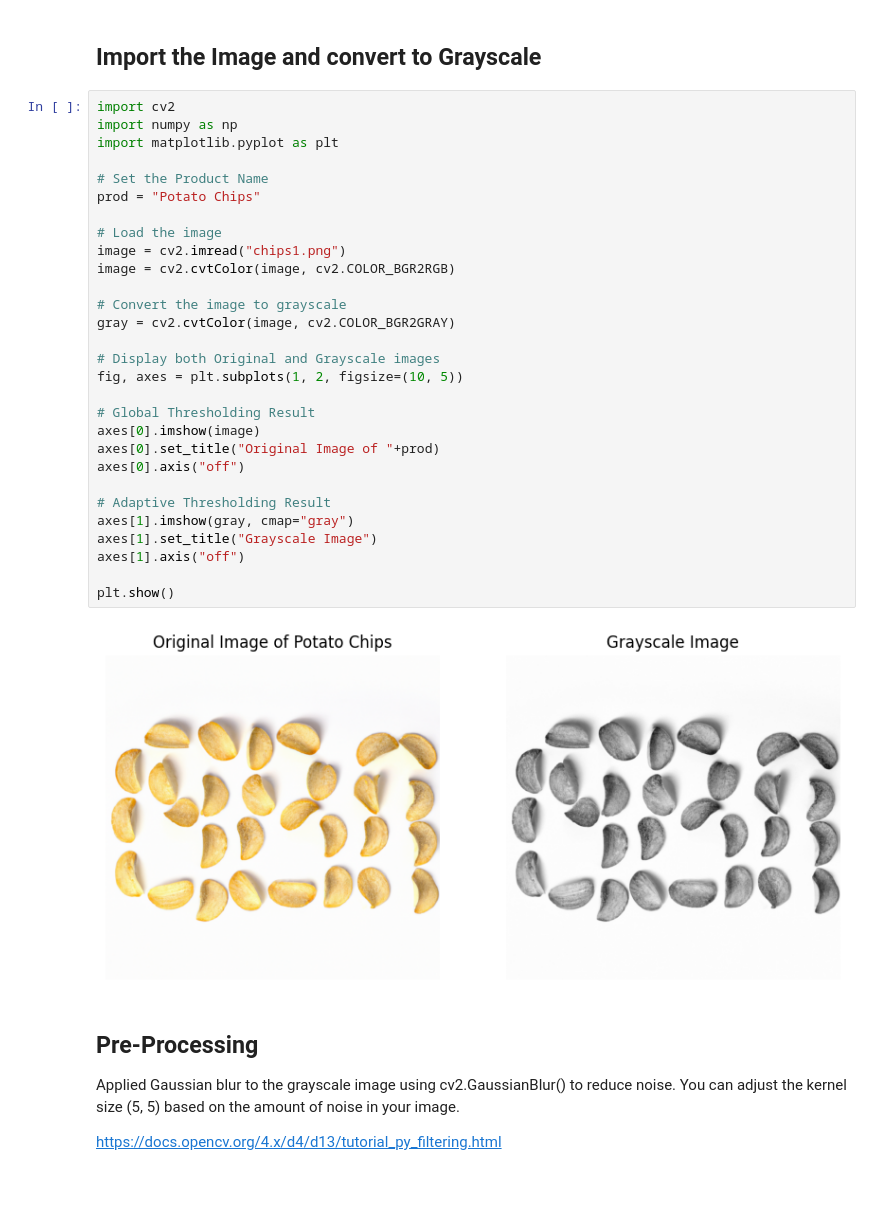
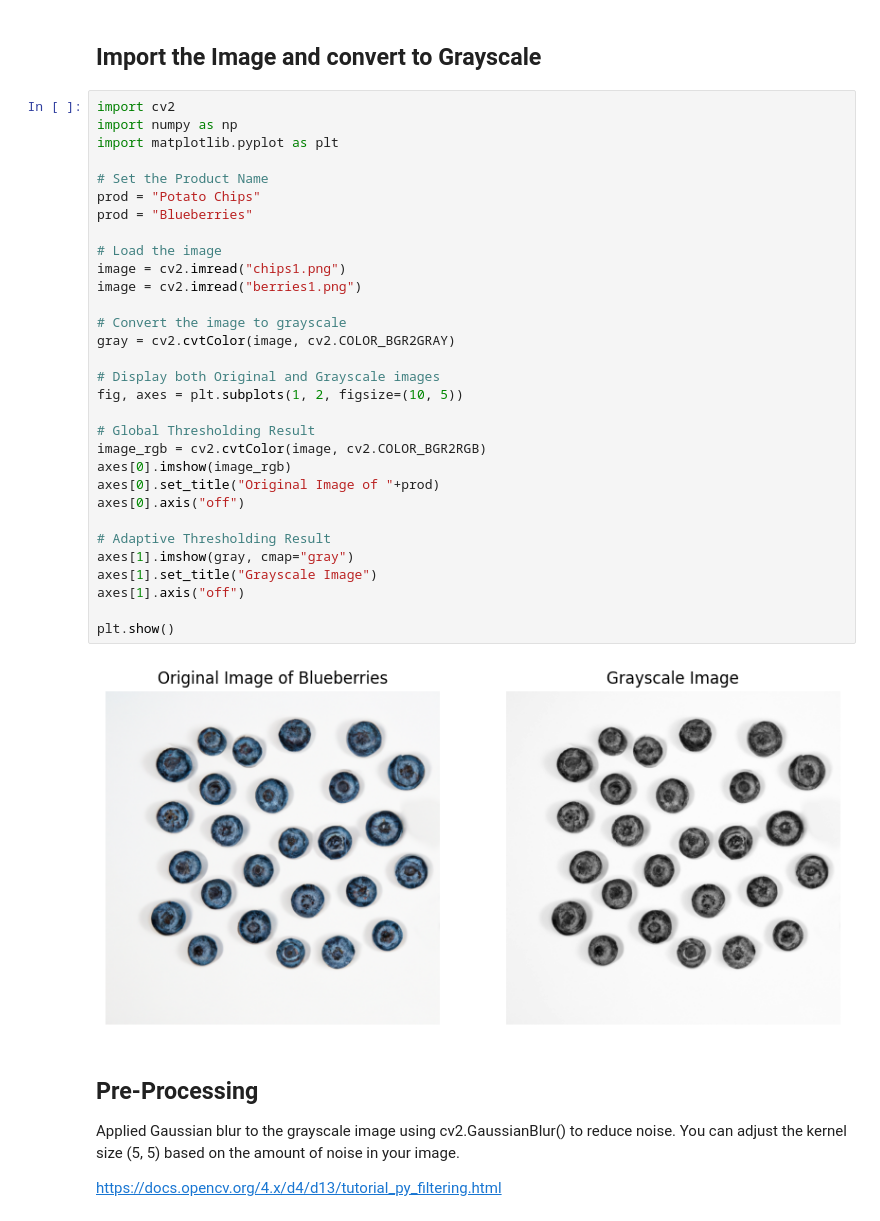
Before and after one commit to dev-nanthan/blob-detection, a Jupyter notebook: project-G42.ipynb, the cells around one changed output. Cells and saved outputs as stored; diff of their text form; blank space fills up the shorter version.

```diff
--- a/project-G42.ipynb
+++ b/project-G42.ipynb
@@ -5,34 +5,36 @@
 # %%
 import cv2
 import numpy as np
 import matplotlib.pyplot as plt
 
 # Set the Product Name
 prod = "Potato Chips"
+prod = "Blueberries"
 
 # Load the image
 image = cv2.imread("chips1.png")
-image = cv2.cvtColor(image, cv2.COLOR_BGR2RGB)
+image = cv2.imread("berries1.png")
 
 # Convert the image to grayscale
 gray = cv2.cvtColor(image, cv2.COLOR_BGR2GRAY)
 
 # Display both Original and Grayscale images
 fig, axes = plt.subplots(1, 2, figsize=(10, 5))
 
 # Global Thresholding Result
-axes[0].imshow(image)
+image_rgb = cv2.cvtColor(image, cv2.COLOR_BGR2RGB)
+axes[0].imshow(image_rgb)
 axes[0].set_title("Original Image of "+prod)
 axes[0].axis("off")
 
 # Adaptive Thresholding Result
 axes[1].imshow(gray, cmap="gray")
 axes[1].set_title("Grayscale Image")
 axes[1].axis("off")
 
 plt.show()
 # %% [output]
-[figure, old version]
+[figure, new version]
 # %% [markdown]
 ## Pre-Processing
 
```
Also changed, not shown: parts of 6 cells of this notebook.
